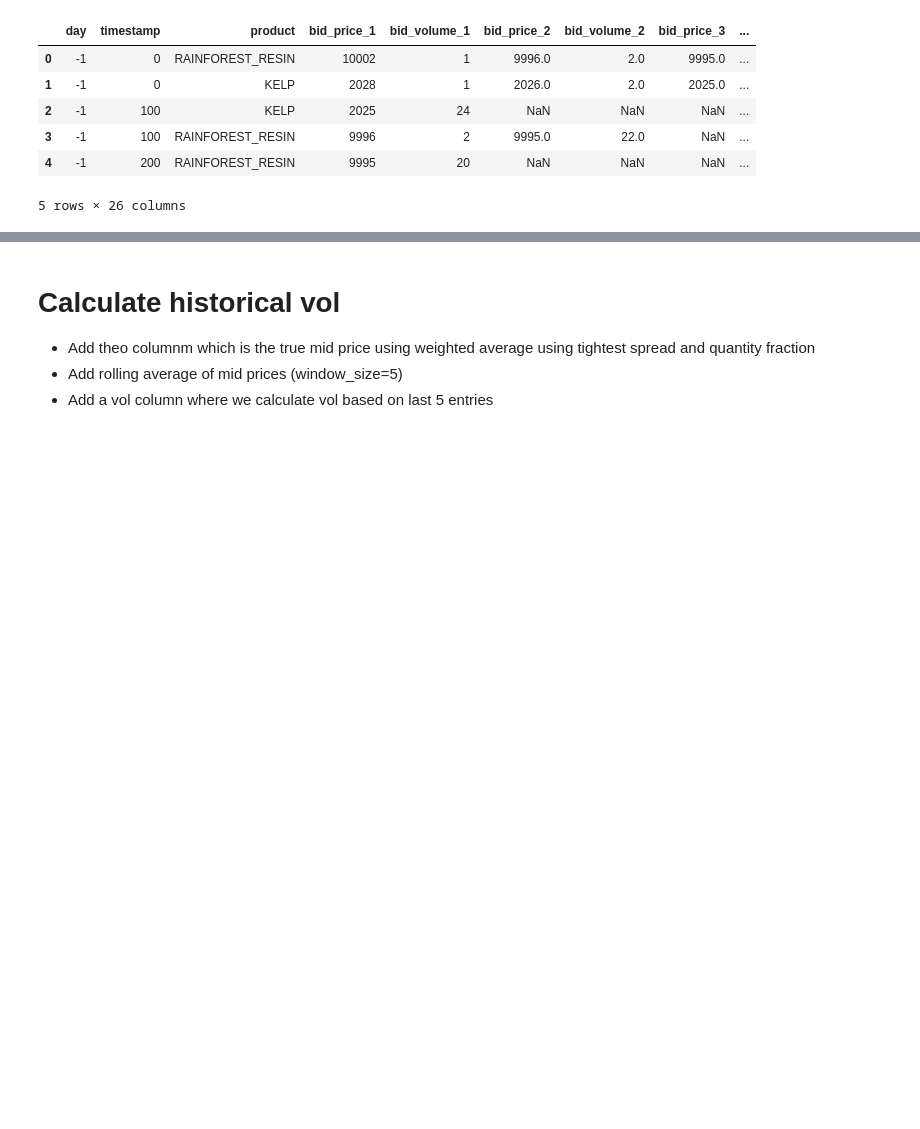
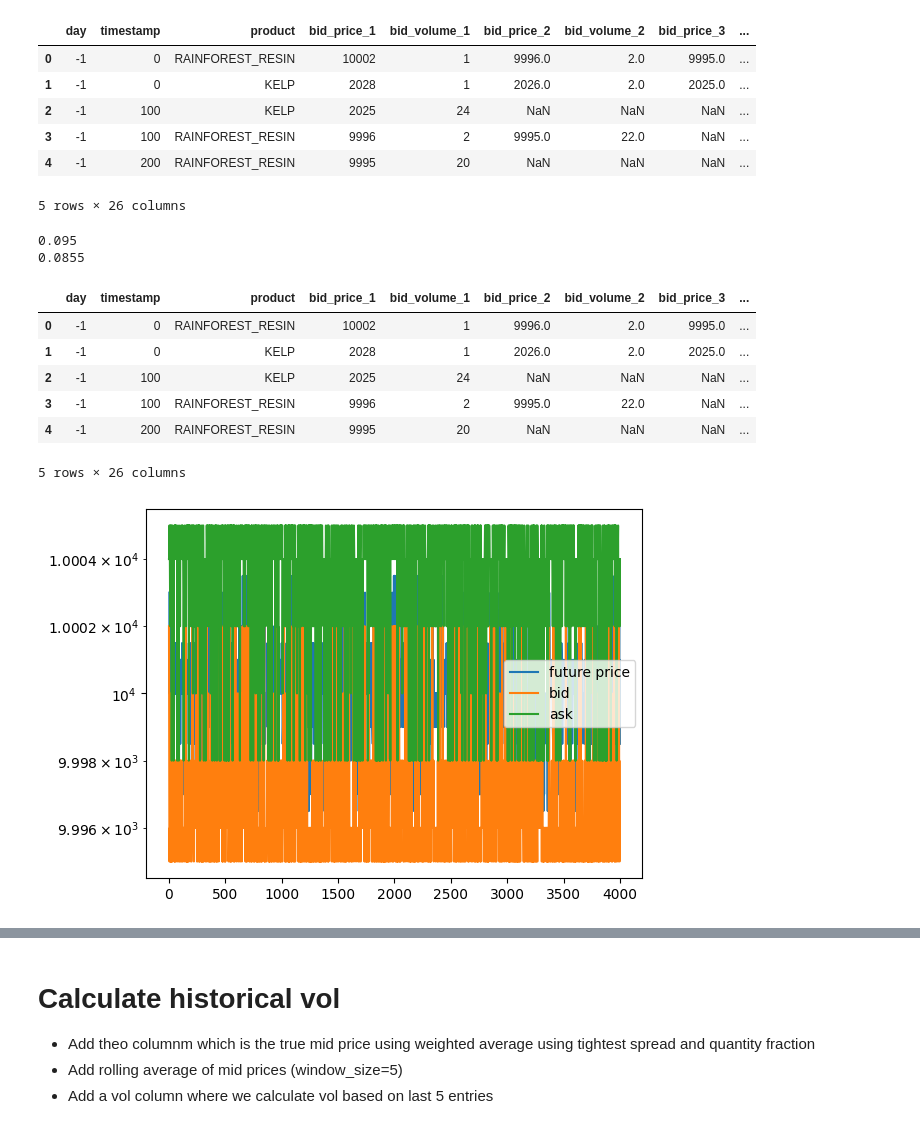
Before and after one commit to Keshav-Shah/IMC-Prosperity-2025-Rice, a Jupyter notebook: trade_data_analysis.ipynb, the cells around one changed output, grey strips where cells are left out. Drawn from its saved outputs; the diff is of its cells as text; code cells hidden in the pictures; blank space fills up the shorter version.

```diff
--- a/trade_data_analysis.ipynb
+++ b/trade_data_analysis.ipynb
@@ -57,6 +409,33 @@ display(df.head())
 | 3 | -1 | 100 | RAINFOREST_RESIN | 9996 | 2 | 9995.0 | 22.0 | NaN | ... |
 | 4 | -1 | 200 | RAINFOREST_RESIN | 9995 | 20 | NaN | NaN | NaN | ... |
 5 rows × 26 columns
+# %%
+print(np.mean(rainforest_resin_df['weighted_midprice_level_1'].shift(1) < rainforest_resin_df['bid_price_1']))
+print(np.mean(rainforest_resin_df['weighted_midprice_level_1'].shift(1) > rainforest_resin_df['ask_price_1']))
+# %% [output]
+0.095
+0.0855
+# %%
+display(df.head())
+
+rainforest_resin_df = df[df['product'] == 'RAINFOREST_RESIN']
+
+plt.plot(rainforest_resin_df['weighted_midprice_level_1'].shift(1),label='future price')
+plt.plot(rainforest_resin_df['bid_price_1'],label='bid')
+plt.plot(rainforest_resin_df['ask_price_1'],label='ask')
+plt.legend()
+
+
+plt.show()
+# %% [output]
+|  | day | timestamp | product | bid_price_1 | bid_volume_1 | bid_price_2 | bid_volume_2 | bid_price_3 | ... |
+| 0 | -1 | 0 | RAINFOREST_RESIN | 10002 | 1 | 9996.0 | 2.0 | 9995.0 | ... |
+| 1 | -1 | 0 | KELP | 2028 | 1 | 2026.0 | 2.0 | 2025.0 | ... |
+| 2 | -1 | 100 | KELP | 2025 | 24 | NaN | NaN | NaN | ... |
+| 3 | -1 | 100 | RAINFOREST_RESIN | 9996 | 2 | 9995.0 | 22.0 | NaN | ... |
+| 4 | -1 | 200 | RAINFOREST_RESIN | 9995 | 20 | NaN | NaN | NaN | ... |
+5 rows × 26 columns
+[figure, added]
 # %%
 import numpy as np
 import pandas as pd
```
Also changed, not shown: parts of 20 cells of this notebook, 1 other file.
